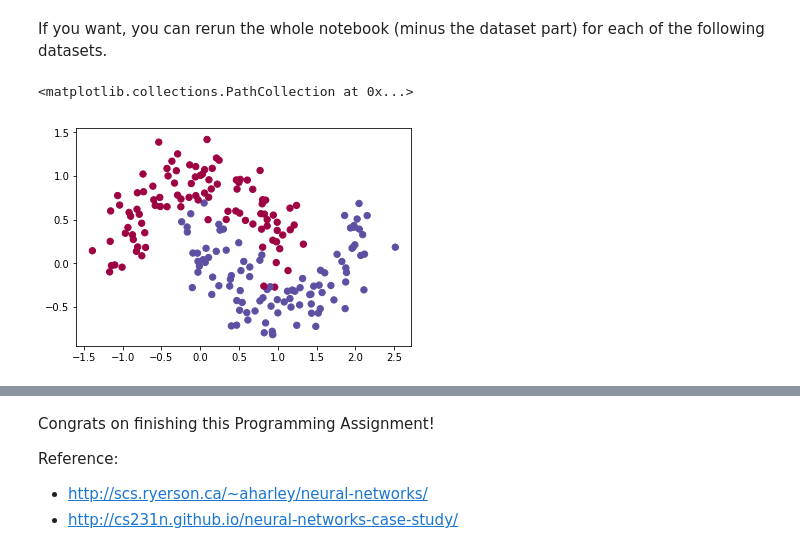
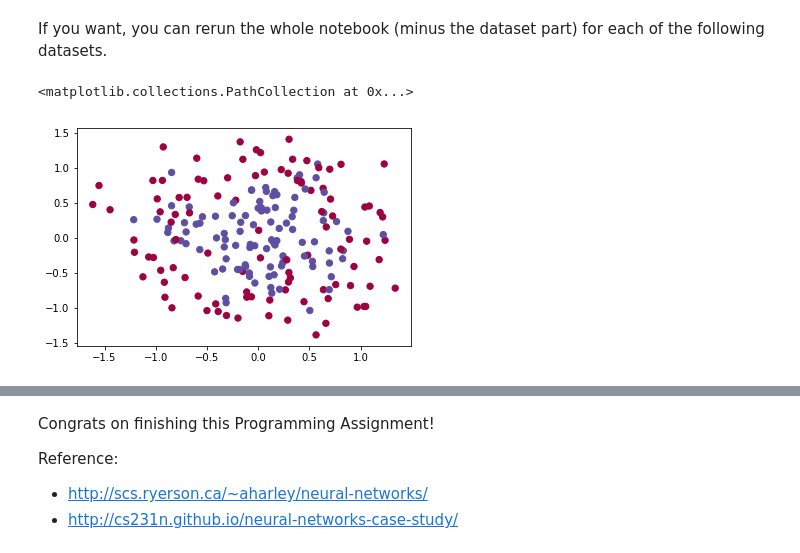
Before and after one commit to RookieDay/Deep_Learning, a Jupyter notebook: 课后作业/Part1 神经网络和深度学习/第三周浅层神经网络_编程作业/Planar data classification with one hidden layer.ipynb, the cells around one changed output, grey strips where cells are left out. Drawn from its saved outputs; the diff is of its cells as text; code cells hidden in the pictures.

```diff
--- a/课后作业/Part1 神经网络和深度学习/第三周浅层神经网络_编程作业/Planar data classification with one hidden layer.ipynb
+++ b/课后作业/Part1 神经网络和深度学习/第三周浅层神经网络_编程作业/Planar data classification with one hidden layer.ipynb
@@ -999,26 +1072,26 @@ If you want, you can rerun the whole notebook (minus the dataset part) for each
 # %%
 # Datasets
 noisy_circles, noisy_moons, blobs, gaussian_quantiles, no_structure = load_extra_datasets()
 
 datasets = {"noisy_circles": noisy_circles,
             "noisy_moons": noisy_moons,
             "blobs": blobs,
             "gaussian_quantiles": gaussian_quantiles}
 
 ### START CODE HERE ### (choose your dataset)
-dataset = "noisy_moons"
+dataset = "noisy_circles"
 ### END CODE HERE ###
 
 X, Y = datasets[dataset]
 X, Y = X.T, Y.reshape(1, Y.shape[0])
 
 # make blobs binary
 if dataset == "blobs":
     Y = Y%2
 
 # Visualize the data
 # plt.scatter(X[0, :], X[1, :], c=Y, s=40, cmap=plt.cm.Spectral)
 plt.scatter(X[0, :], X[1, :], c=np.squeeze(Y), s=40, cmap=plt.cm.Spectral)
 # %% [output]
 <matplotlib.collections.PathCollection at 0x...>
-[figure, old version]
+[figure, new version]
```
Also changed, not shown: parts of 10 cells of this notebook.
